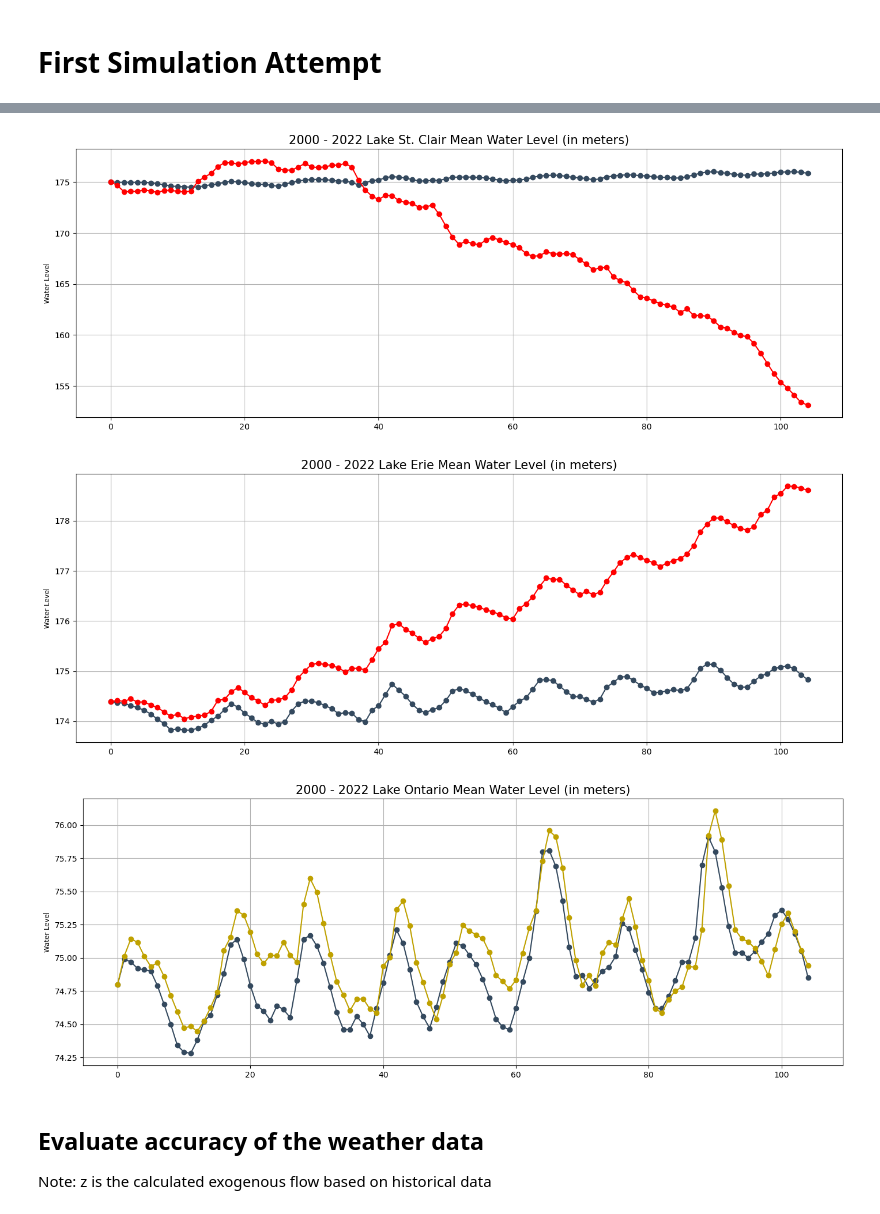
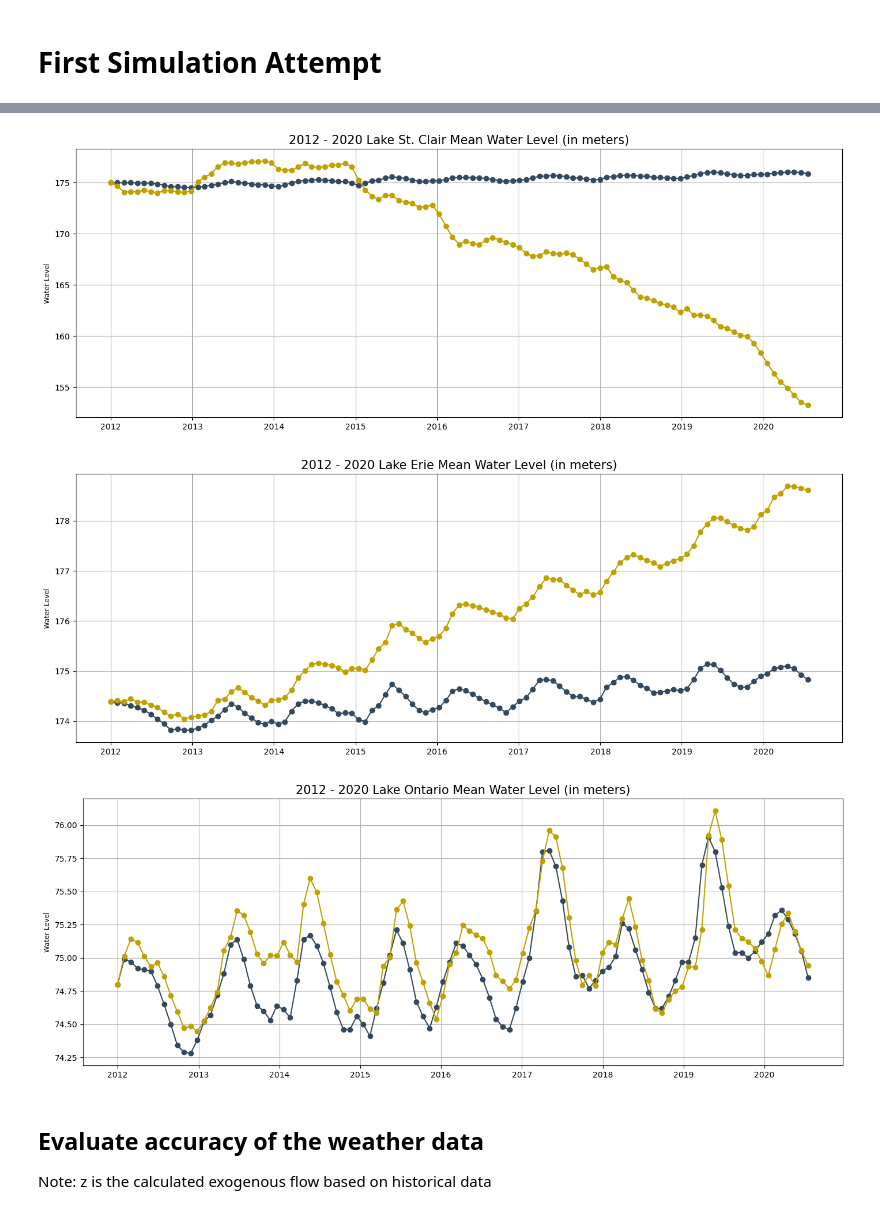
Before and after one commit to healeyq3/MCM2024, a Jupyter notebook: Modeling/initial-playground.ipynb, the cells around one changed output, grey strips where cells are left out. Saved outputs shown, nothing was run; the diff lists cells and outputs as text; code cells hidden in the pictures.

```diff
--- a/Modeling/initial-playground.ipynb
+++ b/Modeling/initial-playground.ipynb
@@ -188,0 +109,7 @@ Y = np.array(Y)
+# %%
+# Define dates needed to label x-axis
+start_date = datetime(2012, 1, 1)
+end_date = datetime(2020, 8, 31)
+date_range = [start_date + timedelta(days=i * 30) for i in range(len(Y[:, 0]))]
+
+lake_names = ["Lake Superior", "Lakes Michigan & Huron", "Lake Saint Clair", "Lake Erie", "Lake Ontario"]
@@ -223,54 +168,42 @@ plt.show()
 # %%
 plt.figure(figsize=(17, 6))
-plt.plot(range(0, 105), depth_data[144:249, 2], marker='o', linestyle='-', color='#34495E')
-plt.plot(range(0, 105), Y[:, 2], marker='o', linestyle='-', color='#FF0000')
-plt.title(f'2000 - 2022 Lake St. Clair Mean Water Level (in meters)', fontsize=15)
+plt.plot(date_range, depth_data[144:249, 2], marker='o', linestyle='-', color='#34495E')
+plt.plot(date_range, Y[:, 2], marker='o', linestyle='-', color='#BFA100')
+plt.title(f'2012 - 2020 Lake St. Clair Mean Water Level (in meters)', fontsize=15)
 
 plt.ylabel('Water Level', fontsize=8.5)
-
-# plt.xticks(list(range(0, len(lakeDataFrame['Time']), 12)) + [len(lakeDataFrame['Time']) - 1])
-# plt.tick_params(axis='x', labelsize=7)
-# plt.tick_params(axis='y', labelsize=7)
 
 plt.grid(True)
 # plt.savefig(f"{lakeName}_water_level.png", dpi=400)
 plt.show()
 # %% [output]
-[figure, old version]
+[figure, new version]
 # %%
 plt.figure(figsize=(17, 6))
-plt.plot(range(0, 105), depth_data[144:249, 3], marker='o', linestyle='-', color='#34495E')
-plt.plot(range(0, 105), Y[:, 3], marker='o', linestyle='-', color='#FF0000')
-plt.title(f'2000 - 2022 Lake Erie Mean Water Level (in meters)', fontsize=15)
+plt.plot(date_range, depth_data[144:249, 3], marker='o', linestyle='-', color='#34495E')
+plt.plot(date_range, Y[:, 3], marker='o', linestyle='-', color='#BFA100')
+plt.title(f'2012 - 2020 Lake Erie Mean Water Level (in meters)', fontsize=15)
 
 plt.ylabel('Water Level', fontsize=8.5)
-
-# plt.xticks(list(range(0, len(lakeDataFrame['Time']), 12)) + [len(lakeDataFrame['Time']) - 1])
-# plt.tick_params(axis='x', labelsize=7)
-# plt.tick_params(axis='y', labelsize=7)
 
 plt.grid(True)
 # plt.savefig(f"{lakeName}_water_level.png", dpi=400)
 plt.show()
 # %% [output]
-[figure, old version]
+[figure, new version]
 # %%
 plt.figure(figsize=(17, 6))
-plt.plot(range(0, 105), depth_data[144:249, 4], marker='o', linestyle='-', color='#34495E')
-plt.plot(range(0, 105), Y[:, 4], marker='o', linestyle='-', color='#BFA100')
-plt.title(f'2000 - 2022 Lake Ontario Mean Water Level (in meters)', fontsize=15)
+plt.plot(date_range, depth_data[144:249, 4], marker='o', linestyle='-', color='#34495E')
+plt.plot(date_range, Y[:, 4], marker='o', linestyle='-', color='#BFA100')
+plt.title(f'2012 - 2020 Lake Ontario Mean Water Level (in meters)', fontsize=15)
 
 plt.ylabel('Water Level', fontsize=8.5)
-
-# plt.xticks(list(range(0, len(lakeDataFrame['Time']), 12)) + [len(lakeDataFrame['Time']) - 1])
-# plt.tick_params(axis='x', labelsize=7)
-# plt.tick_params(axis='y', labelsize=7)
 
 plt.grid(True)
 # plt.savefig(f"{lakeName}_water_level.png", dpi=400)
 plt.show()
 # %% [output]
-[figure, old version]
+[figure, new version]
 # %% [markdown]
 ## Evaluate accuracy of the weather data
 
```
Also changed, not shown: parts of 31 cells of this notebook, 1 other file.
